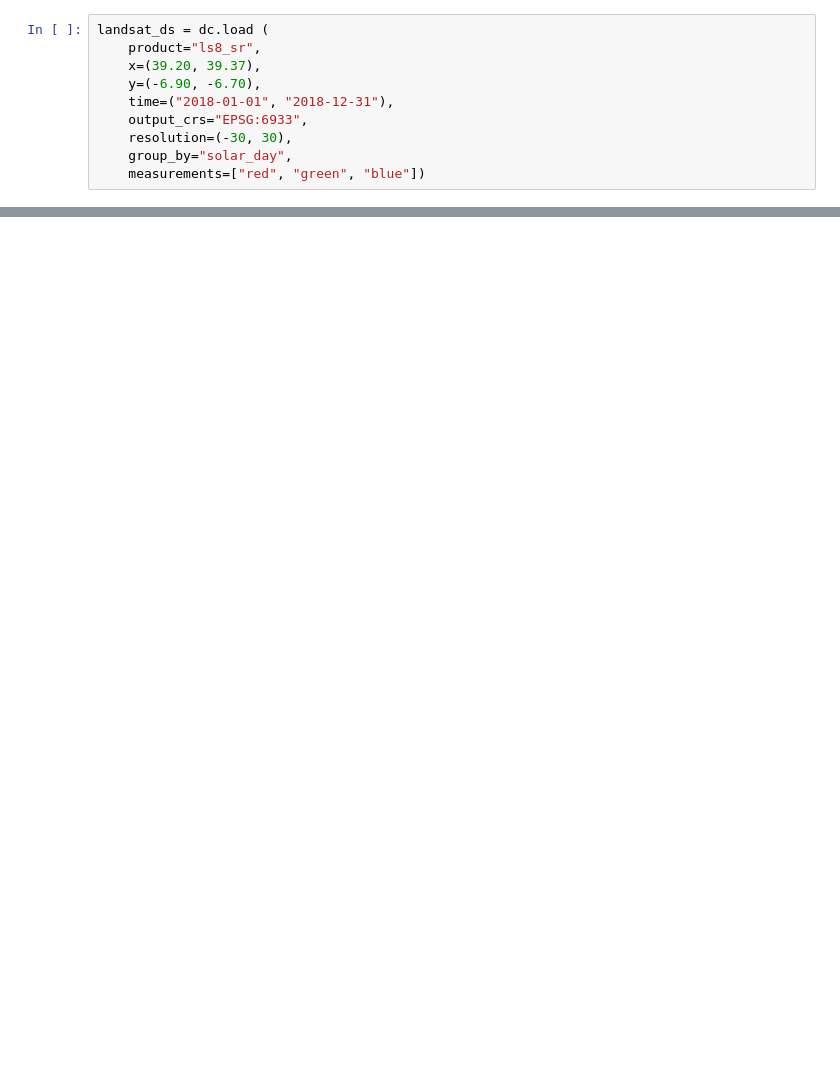
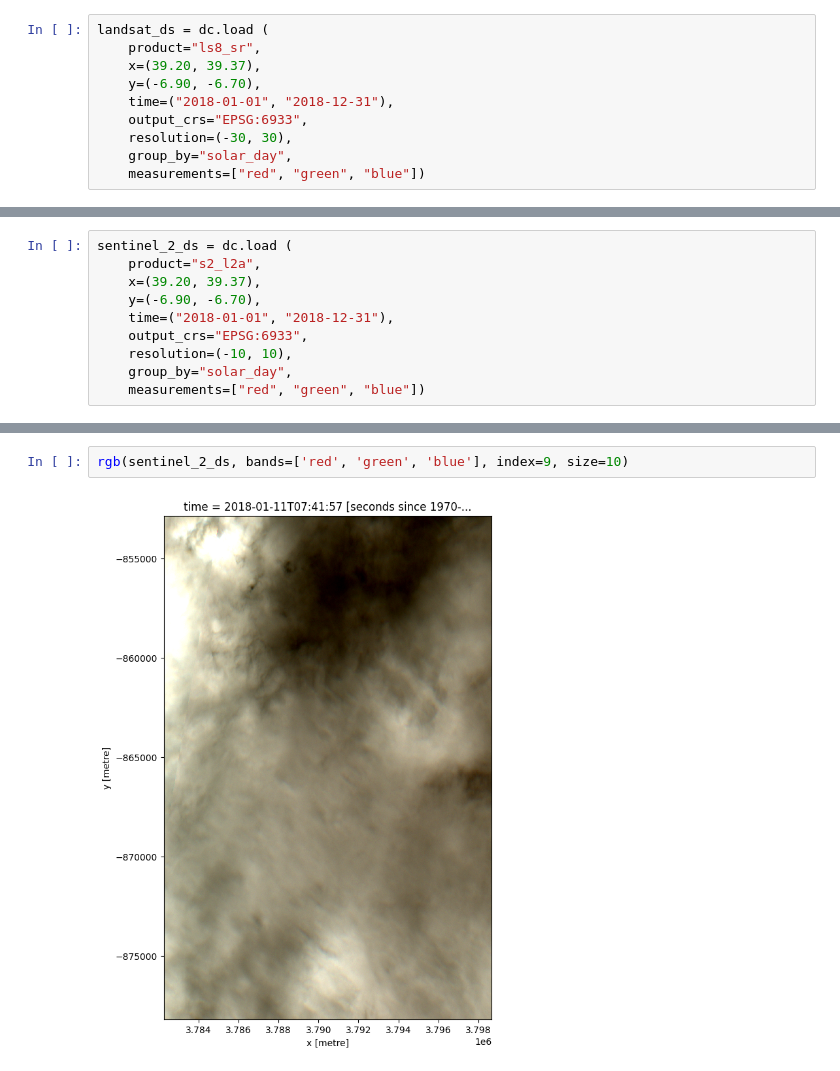
Before and after one commit to Fredo200/Geospatial_Programming, a Jupyter notebook: Load_data.ipynb, the cells around one changed output, grey strips where cells are left out. Drawn from its saved outputs; the diff is of its cells as text; blank space fills up the shorter version.

Commit message:
load_data

```diff
--- a/Load_data.ipynb
+++ b/Load_data.ipynb
@@ -28,0 +48,10 @@ rgb(landsat_ds, bands=['red', 'green', 'blue'], index=2, size=10)
+# %%
+sentinel_2_ds = dc.load (
+    product="s2_l2a",
+    x=(39.20, 39.37),
+    y=(-6.90, -6.70),
+    time=("2018-01-01", "2018-12-31"),
+    output_crs="EPSG:6933",
+    resolution=(-10, 10),
+    group_by="solar_day",
+    measurements=["red", "green", "blue"])
@@ -28,0 +75,4 @@ rgb(landsat_ds, bands=['red', 'green', 'blue'], index=2, size=10)
+# %%
+rgb(sentinel_2_ds, bands=['red', 'green', 'blue'], index=9, size=10)
+# %% [output]
+[figure, added]
```
Also changed, not shown: parts of 4 cells of this notebook.
